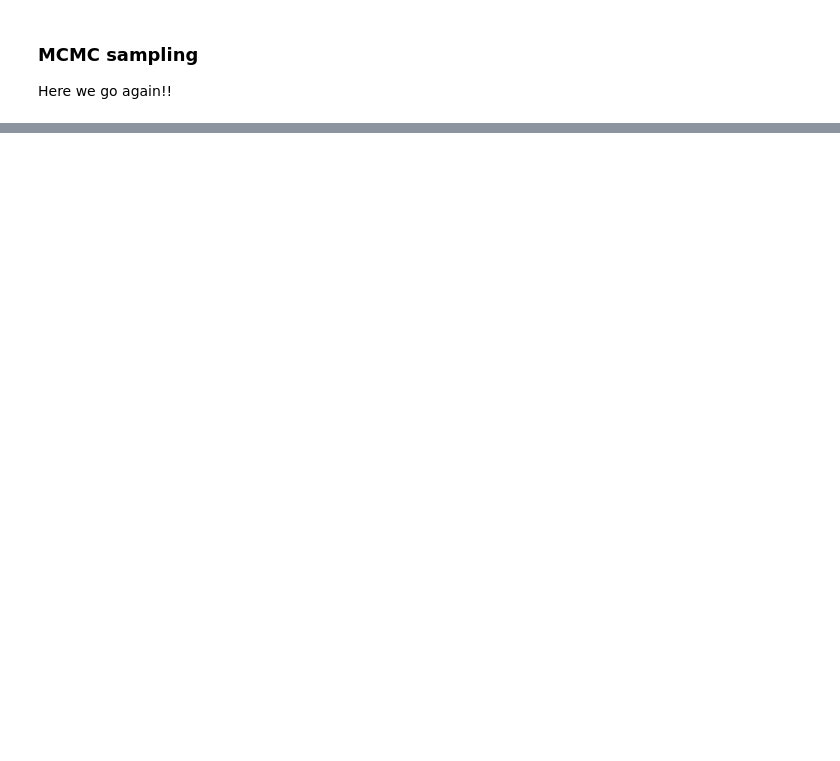
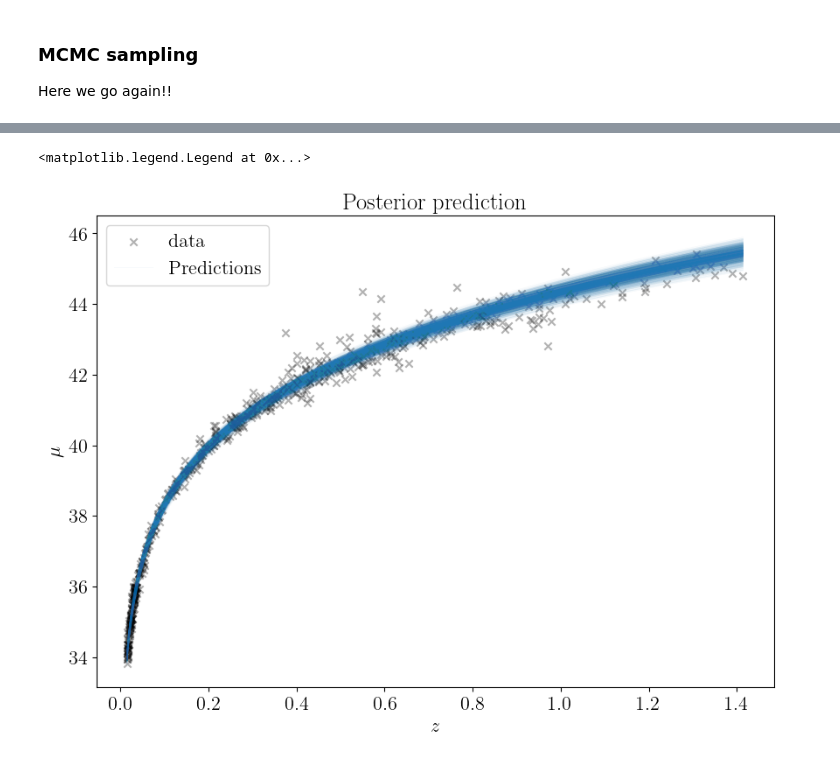
Before and after one commit to j-haralds/Advanced_sim, a Jupyter notebook: proj1_shared/proj1_jonatan.ipynb, the cells around one changed output, grey strips where cells are left out. Drawn from its saved outputs; the diff is of its cells as text; code cells hidden in the pictures; blank space fills up the shorter version.

```diff
--- a/proj1_shared/proj1_jonatan.ipynb
+++ b/proj1_shared/proj1_jonatan.ipynb
@@ -477,12 +522,20 @@ plt.show()
 # %%
 plt.figure(figsize=(10,7))
 Nsamp = 1000
 idx = random.sample(range(0,len(samples)),Nsamp)
 
 z_ = np.linspace(np.min(df['z']),np.max(df['z']),1000)
 
-#plt.scatter(df['z'],df['mu'],c='k',alpha=0.1
+plt.scatter(df['z'],df['mu'],c='k',marker='x',alpha=0.3,label= 'data')
 for i in idx:
     H = samples[i,0]; q = samples[i,1]
     mu_= low_z_model(H,z_,q) +  np.random.normal(0,np.sqrt(samples[i,2]))
     plt.plot(z_,mu_,alpha=0.05,color = 'tab:blue',lw = 0.5)
+plt.plot(z_,mu_,alpha=0.05,color = 'tab:blue',lw = 0.5,label = 'Predictions')
+plt.xlabel('$z$')
+plt.ylabel('$\mu$')
+plt.title('Posterior prediction')
+plt.legend()
+# %% [output]
+<matplotlib.legend.Legend at 0x...>
+[figure, added]
```
Also changed, not shown: parts of 17 cells of this notebook, 1 other file.
